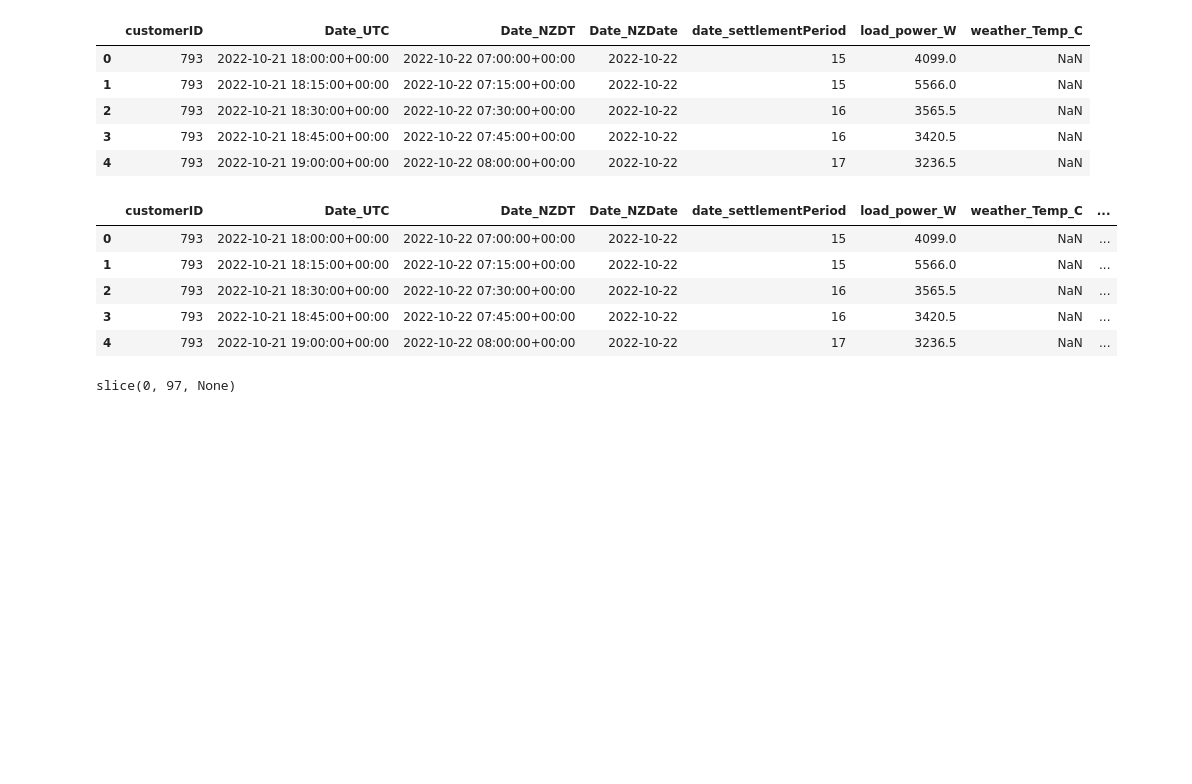
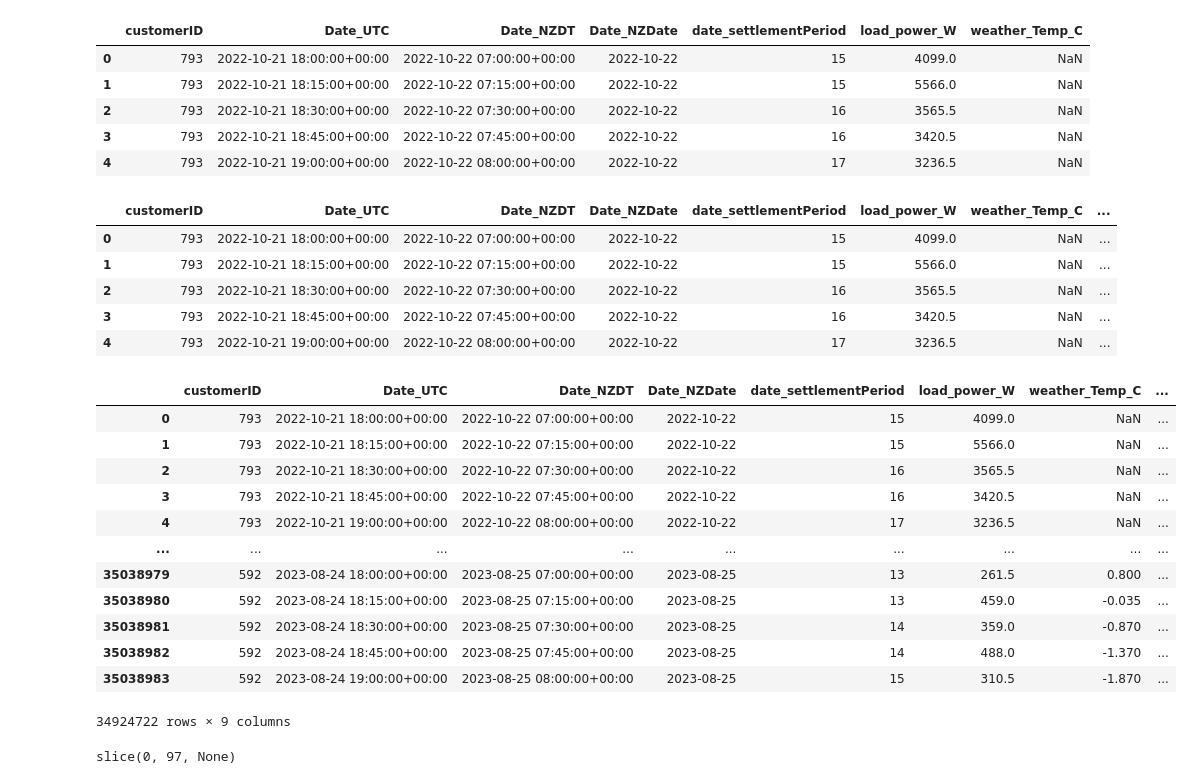
Before and after one commit to jhaworth21/HackSheffield8, a Jupyter notebook: main/notebook.ipynb, the cells around one changed output. Saved outputs shown, nothing was run; the diff lists cells and outputs as text; code cells hidden in the pictures; blank space fills up the shorter version.

```diff
--- a/main/notebook.ipynb
+++ b/main/notebook.ipynb
@@ -57,6 +57,23 @@ df.head()
 | 2 | 793 | 2022-10-21 18:30:00+00:00 | 2022-10-22 07:30:00+00:00 | 2022-10-22 | 16 | 3565.5 | NaN | ... |
 | 3 | 793 | 2022-10-21 18:45:00+00:00 | 2022-10-22 07:45:00+00:00 | 2022-10-22 | 16 | 3420.5 | NaN | ... |
 | 4 | 793 | 2022-10-21 19:00:00+00:00 | 2022-10-22 08:00:00+00:00 | 2022-10-22 | 17 | 3236.5 | NaN | ... |
+# %%
+df['average_temp'] = df.groupby(['customerID', 'Date_NZDate'])['weather_Temp_C'].transform(np.mean)
+df
+# %% [output]
+|  | customerID | Date_UTC | Date_NZDT | Date_NZDate | date_settlementPeriod | load_power_W | weather_Temp_C | ... |
+| 0 | 793 | 2022-10-21 18:00:00+00:00 | 2022-10-22 07:00:00+00:00 | 2022-10-22 | 15 | 4099.0 | NaN | ... |
+| 1 | 793 | 2022-10-21 18:15:00+00:00 | 2022-10-22 07:15:00+00:00 | 2022-10-22 | 15 | 5566.0 | NaN | ... |
+| 2 | 793 | 2022-10-21 18:30:00+00:00 | 2022-10-22 07:30:00+00:00 | 2022-10-22 | 16 | 3565.5 | NaN | ... |
+| 3 | 793 | 2022-10-21 18:45:00+00:00 | 2022-10-22 07:45:00+00:00 | 2022-10-22 | 16 | 3420.5 | NaN | ... |
+| 4 | 793 | 2022-10-21 19:00:00+00:00 | 2022-10-22 08:00:00+00:00 | 2022-10-22 | 17 | 3236.5 | NaN | ... |
+| ... | ... | ... | ... | ... | ... | ... | ... | ... |
+| 35038979 | 592 | 2023-08-24 18:00:00+00:00 | 2023-08-25 07:00:00+00:00 | 2023-08-25 | 13 | 261.5 | 0.800 | ... |
+| 35038980 | 592 | 2023-08-24 18:15:00+00:00 | 2023-08-25 07:15:00+00:00 | 2023-08-25 | 13 | 459.0 | -0.035 | ... |
+| 35038981 | 592 | 2023-08-24 18:30:00+00:00 | 2023-08-25 07:30:00+00:00 | 2023-08-25 | 14 | 359.0 | -0.870 | ... |
+| 35038982 | 592 | 2023-08-24 18:45:00+00:00 | 2023-08-25 07:45:00+00:00 | 2023-08-25 | 14 | 488.0 | -1.370 | ... |
+| 35038983 | 592 | 2023-08-24 19:00:00+00:00 | 2023-08-25 08:00:00+00:00 | 2023-08-25 | 15 | 310.5 | -1.870 | ... |
+34924722 rows × 9 columns
 # %%
 def day(num):
     return slice((num - 1) * 96, num * 96 + 1)
```
Also changed, not shown: parts of 3 cells of this notebook.
